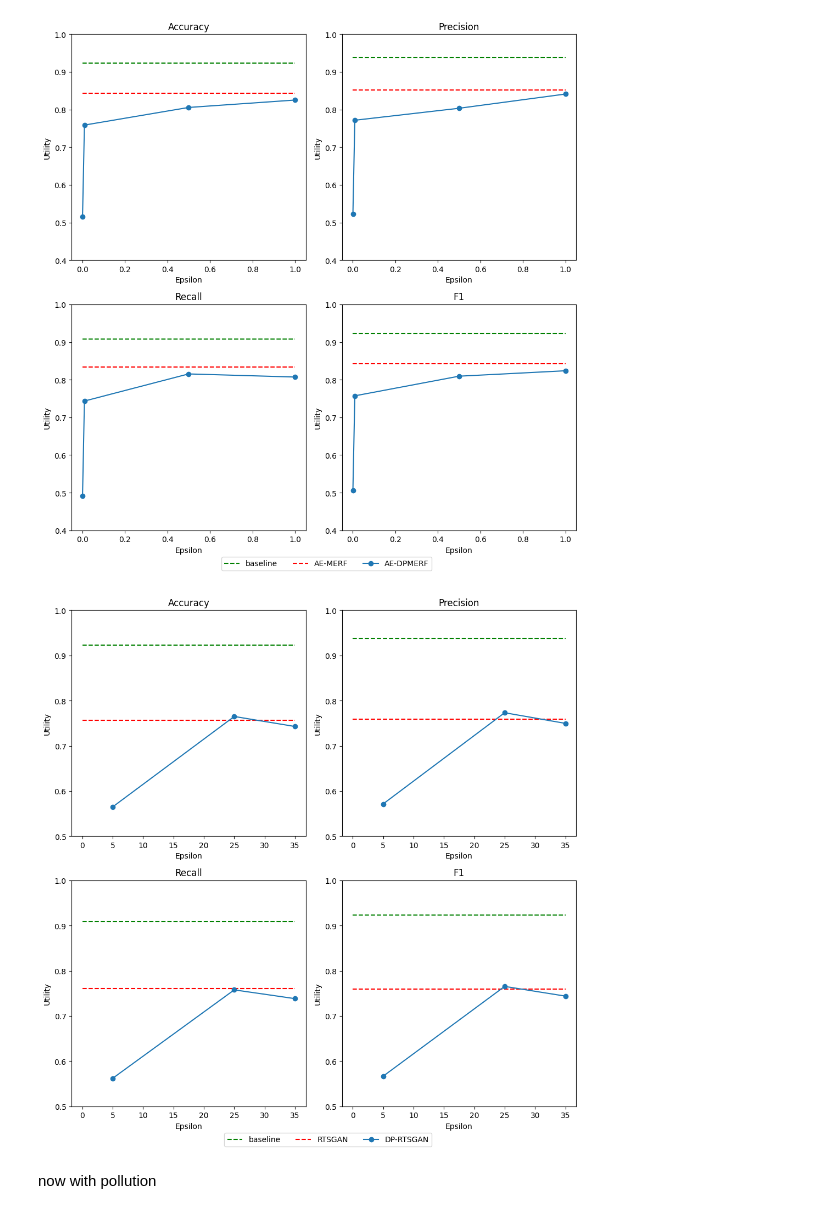
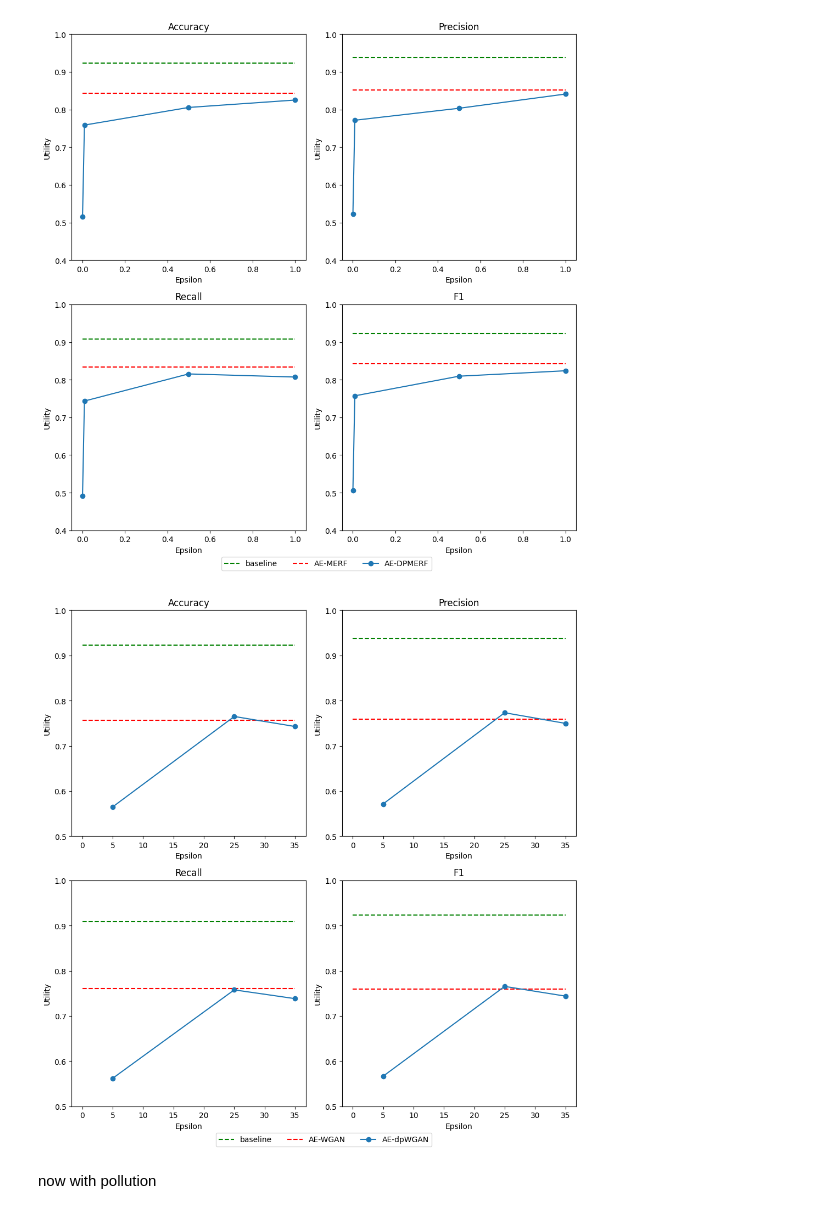
Before and after one commit to sjjtu/MAthesis, a Jupyter notebook: code/results.ipynb, the cells around one changed output. Saved outputs shown, nothing was run; the diff lists cells and outputs as text; code cells hidden in the pictures.

```diff
--- a/code/results.ipynb
+++ b/code/results.ipynb
@@ -65,22 +65,22 @@ plt.show()
 # %%
 plt.figure(figsize=(10,10))
 titles = ["Accuracy", "Precision", "Recall", "F1"]
 for i in range(4):
     plt.subplot(2,2,i+1)
     plt.title(titles[i])
     plt.hlines(baseline[i], 0, 35, linestyle="--", color="green")
     plt.hlines(aewgan[i],0 , 35, linestyle="--", color="red")
     plt.ylim([0.5, 1.0])
     plt.plot([5, 25,  35], [aewgan_eps5[i], aewgan_eps25[i], aewgan_eps35[i]], marker="o")
 
     plt.xlabel("Epsilon")
     plt.ylabel("Utility")
     plt.tight_layout()
 
-plt.legend(["baseline", "RTSGAN", "DP-RTSGAN"], bbox_to_anchor=(0.4, -0.1), ncol=3)
+plt.legend(["baseline", "AE-WGAN", "AE-dpWGAN"], bbox_to_anchor=(0.4, -0.1), ncol=3)
 plt.show()
 # %% [output]
-[figure, old version]
+[figure, new version]
 # %% [markdown]
 now with pollution
 # %%
```
Also changed, not shown: parts of 4 cells of this notebook, 25 other files.
